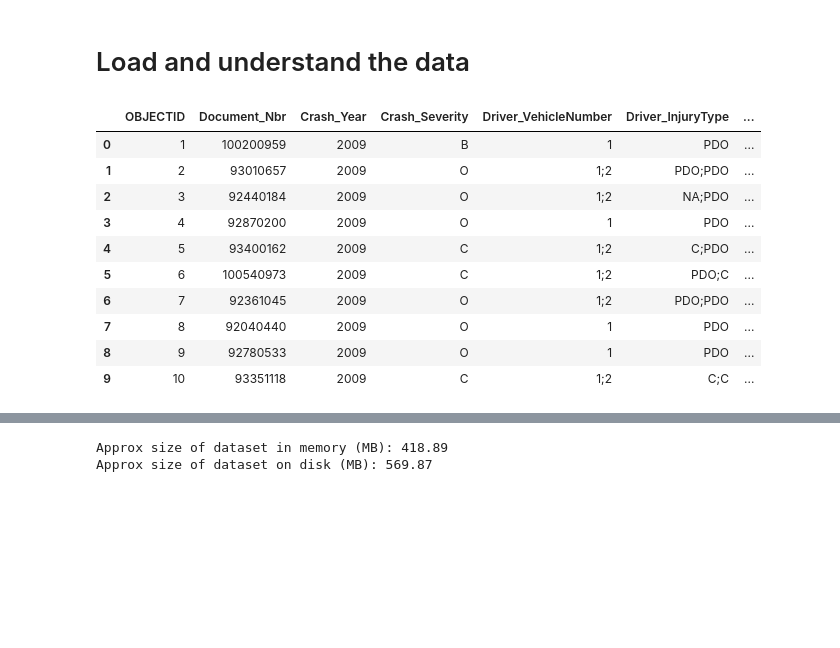
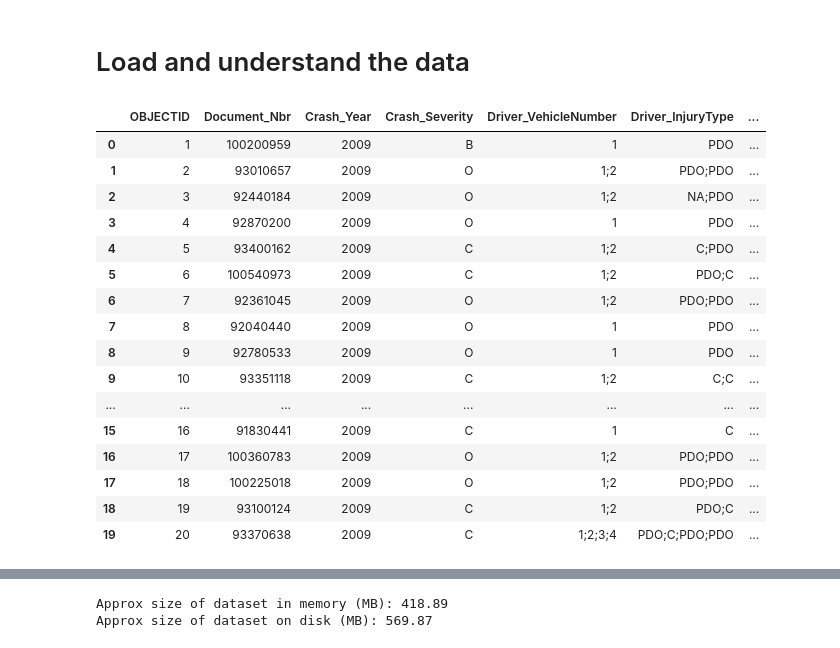
Before and after one commit to IdeaKing/ml4va, a Jupyter notebook: 01_data_experiments.ipynb, the cells around one changed output, grey strips where cells are left out. Cells and saved outputs as stored; diff of their text form; code cells hidden in the pictures; blank space fills up the shorter version.

```diff
--- a/01_data_experiments.ipynb
+++ b/01_data_experiments.ipynb
@@ -18,16 +18,22 @@ pd.set_option('display.max_colwidth', None)
 # %%
 DATA = "data/crash_data.csv"
 data = pd.read_csv(DATA)
-data.head(10)
+data.head(20)
 # %% [output]
 |  | OBJECTID | Document_Nbr | Crash_Year | Crash_Severity | Driver_VehicleNumber | Driver_InjuryType | ... |
 | 0 | 1 | 100200959 | 2009 | B | 1 | PDO | ... |
 | 1 | 2 | 93010657 | 2009 | O | 1;2 | PDO;PDO | ... |
 | 2 | 3 | 92440184 | 2009 | O | 1;2 | NA;PDO | ... |
 | 3 | 4 | 92870200 | 2009 | O | 1 | PDO | ... |
 | 4 | 5 | 93400162 | 2009 | C | 1;2 | C;PDO | ... |
 | 5 | 6 | 100540973 | 2009 | C | 1;2 | PDO;C | ... |
 | 6 | 7 | 92361045 | 2009 | O | 1;2 | PDO;PDO | ... |
 | 7 | 8 | 92040440 | 2009 | O | 1 | PDO | ... |
 | 8 | 9 | 92780533 | 2009 | O | 1 | PDO | ... |
 | 9 | 10 | 93351118 | 2009 | C | 1;2 | C;C | ... |
+| ... | ... | ... | ... | ... | ... | ... | ... |
+| 15 | 16 | 91830441 | 2009 | C | 1 | C | ... |
+| 16 | 17 | 100360783 | 2009 | O | 1;2 | PDO;PDO | ... |
+| 17 | 18 | 100225018 | 2009 | O | 1;2 | PDO;PDO | ... |
+| 18 | 19 | 93100124 | 2009 | C | 1;2 | PDO;C | ... |
+| 19 | 20 | 93370638 | 2009 | C | 1;2;3;4 | PDO;C;PDO;PDO | ... |
```
Also changed, not shown: parts of 14 cells of this notebook.
